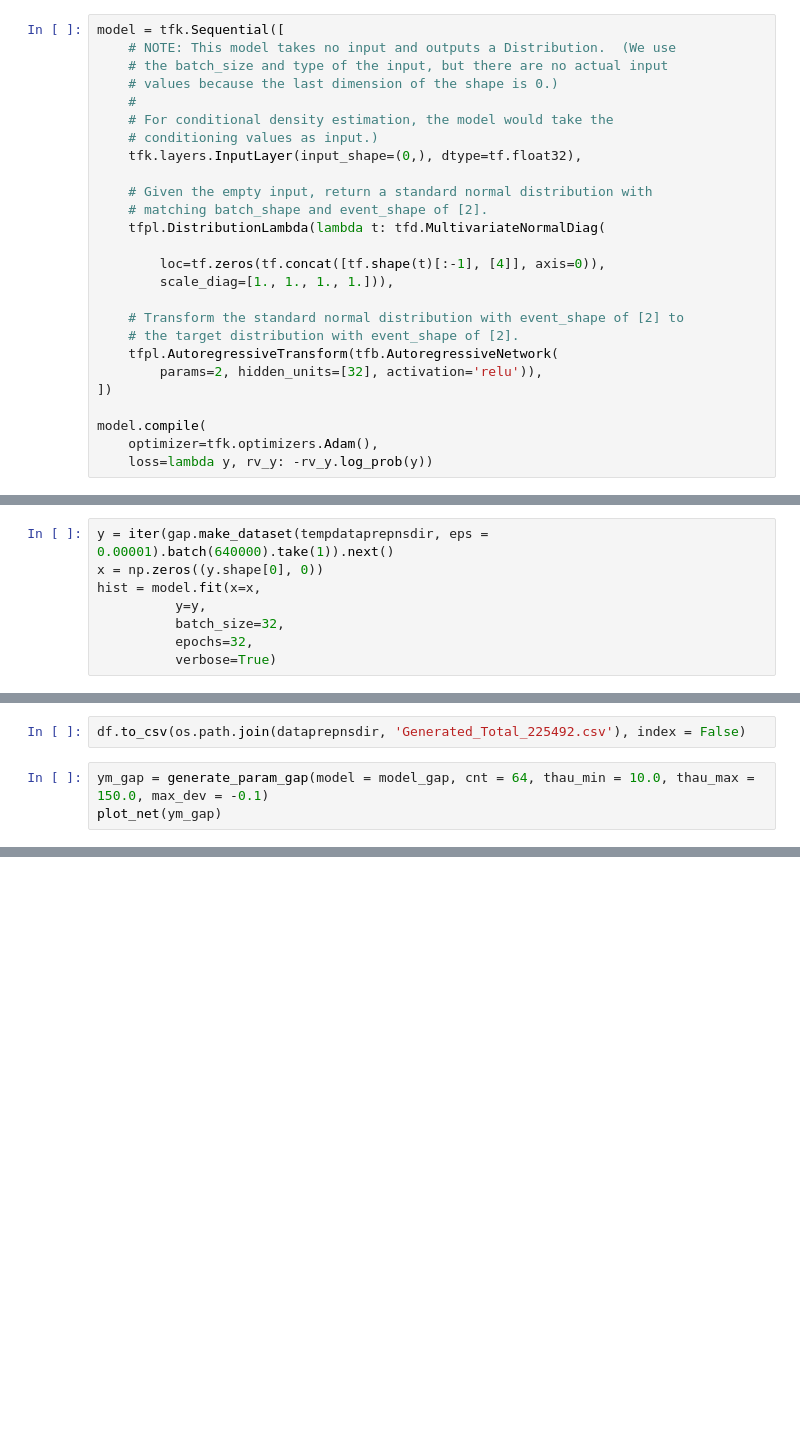
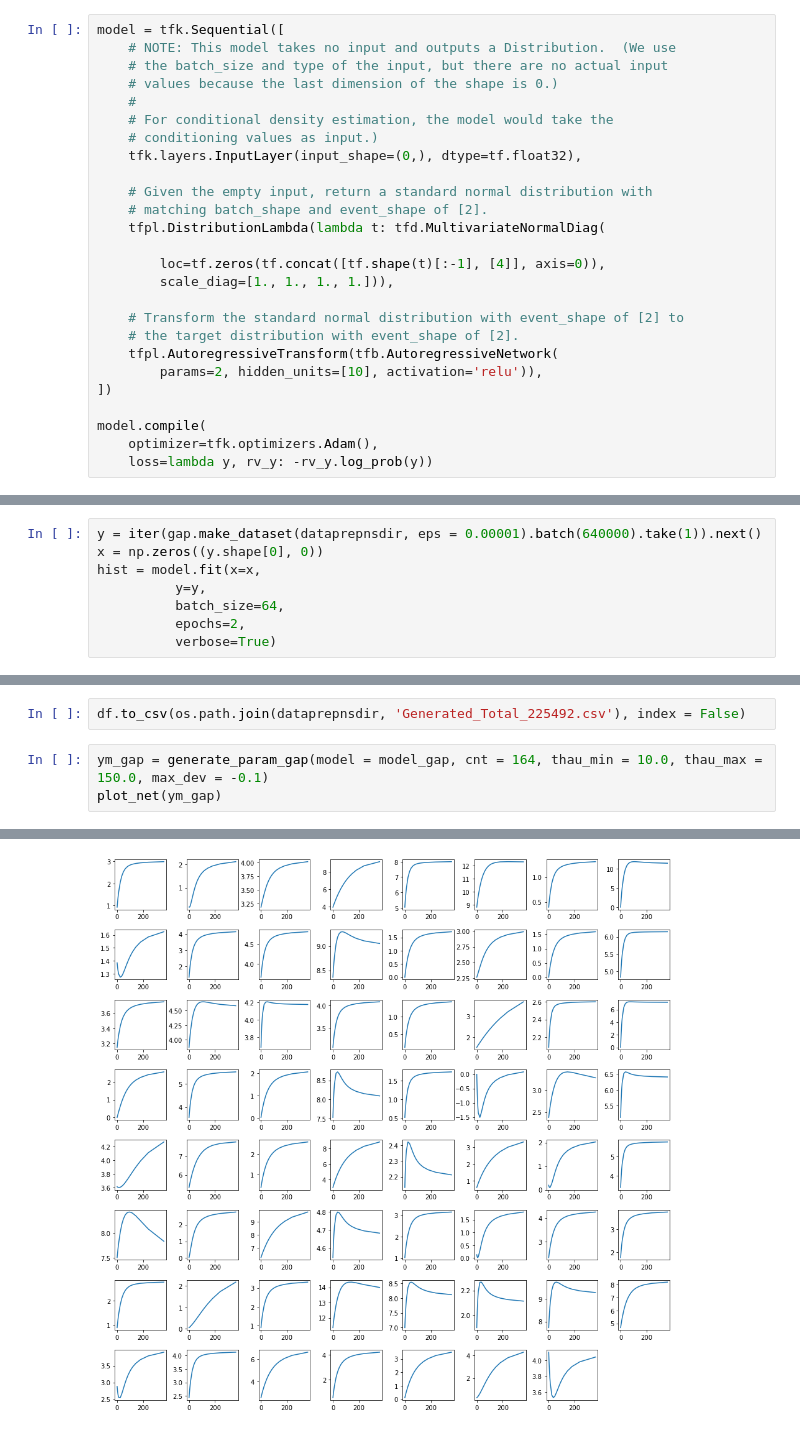
Before and after one commit to ePPilgrim/Python, a Jupyter notebook: MHS/jupyter/mhs_Autoregressive.ipynb, the cells around one changed output, grey strips where cells are left out. Drawn from its saved outputs; the diff is of its cells as text; blank space fills up the shorter version.

```diff
--- a/MHS/jupyter/mhs_Autoregressive.ipynb
+++ b/MHS/jupyter/mhs_Autoregressive.ipynb
@@ -71,7 +87,7 @@ model = tfk.Sequential([
     # Transform the standard normal distribution with event_shape of [2] to
     # the target distribution with event_shape of [2].
     tfpl.AutoregressiveTransform(tfb.AutoregressiveNetwork(
-        params=2, hidden_units=[32], activation='relu')),
+        params=2, hidden_units=[10], activation='relu')),
 ])
 
 model.compile(
@@ -80,8 +113,8 @@ model.compile(
 # %%
-y = iter(gap.make_dataset(tempdataprepnsdir, eps = 0.00001).batch(640000).take(1)).next()
+y = iter(gap.make_dataset(dataprepnsdir, eps = 0.00001).batch(640000).take(1)).next()
 x = np.zeros((y.shape[0], 0))
 hist = model.fit(x=x,
           y=y,
-          batch_size=32,
-          epochs=32,
+          batch_size=64,
+          epochs=2,
           verbose=True)
@@ -155,5 +197,6 @@ for _ in range(100):
 # %%
 df.to_csv(os.path.join(dataprepnsdir, 'Generated_Total_225492.csv'), index = False)
 # %%
-ym_gap = generate_param_gap(model = model_gap, cnt = 64, thau_min = 10.0, thau_max = 150.0, max_dev = -0.1)
+ym_gap = generate_param_gap(model = model_gap, cnt = 164, thau_min = 10.0, thau_max = 150.0, max_dev = -0.1)
 plot_net(ym_gap)
+# %% [output]
@@ -160 +204,2 @@ plot_net(ym_gap)
+[figure, added]
 # %%
```
Also changed, not shown: parts of 7 cells of this notebook, 8 other files.
